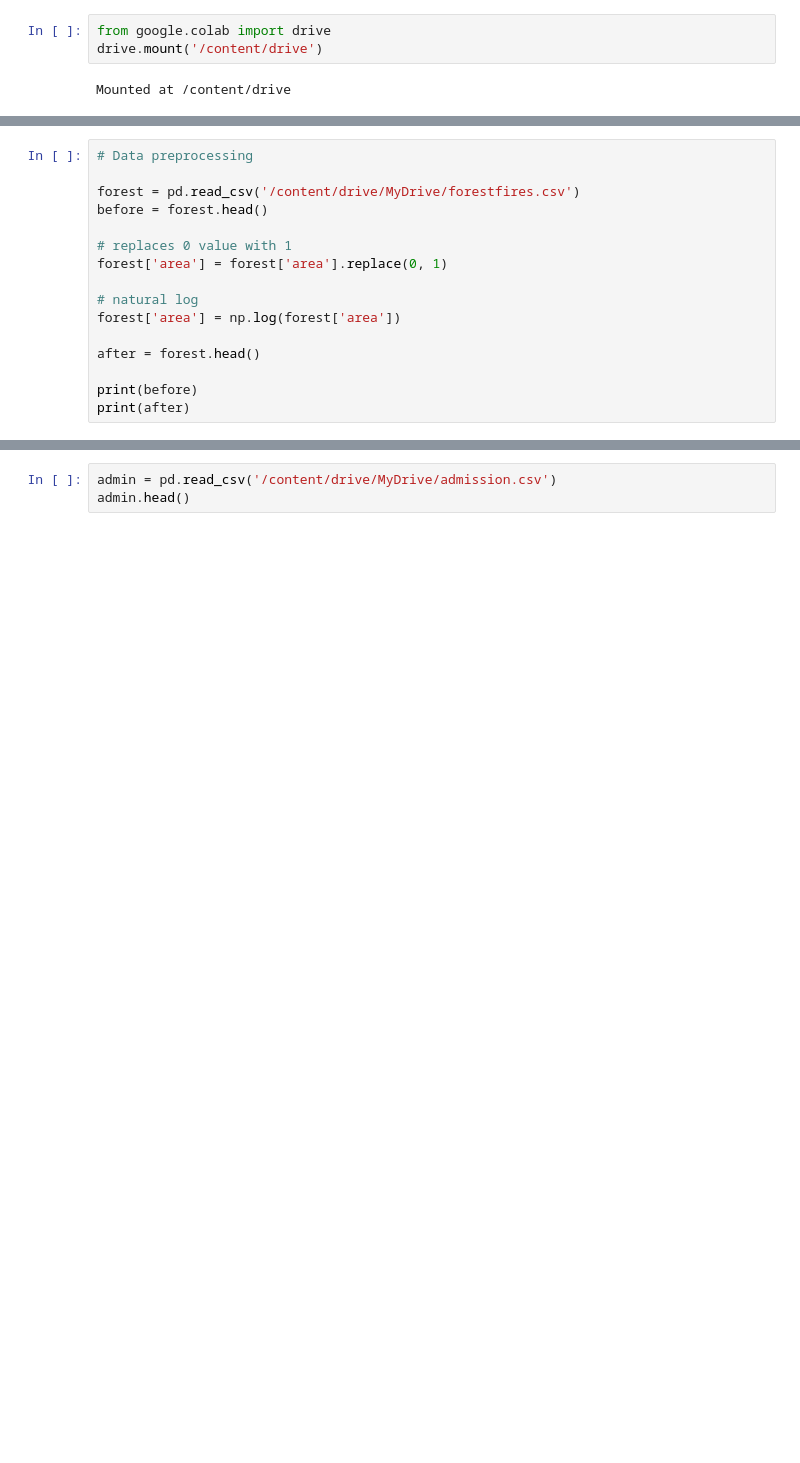
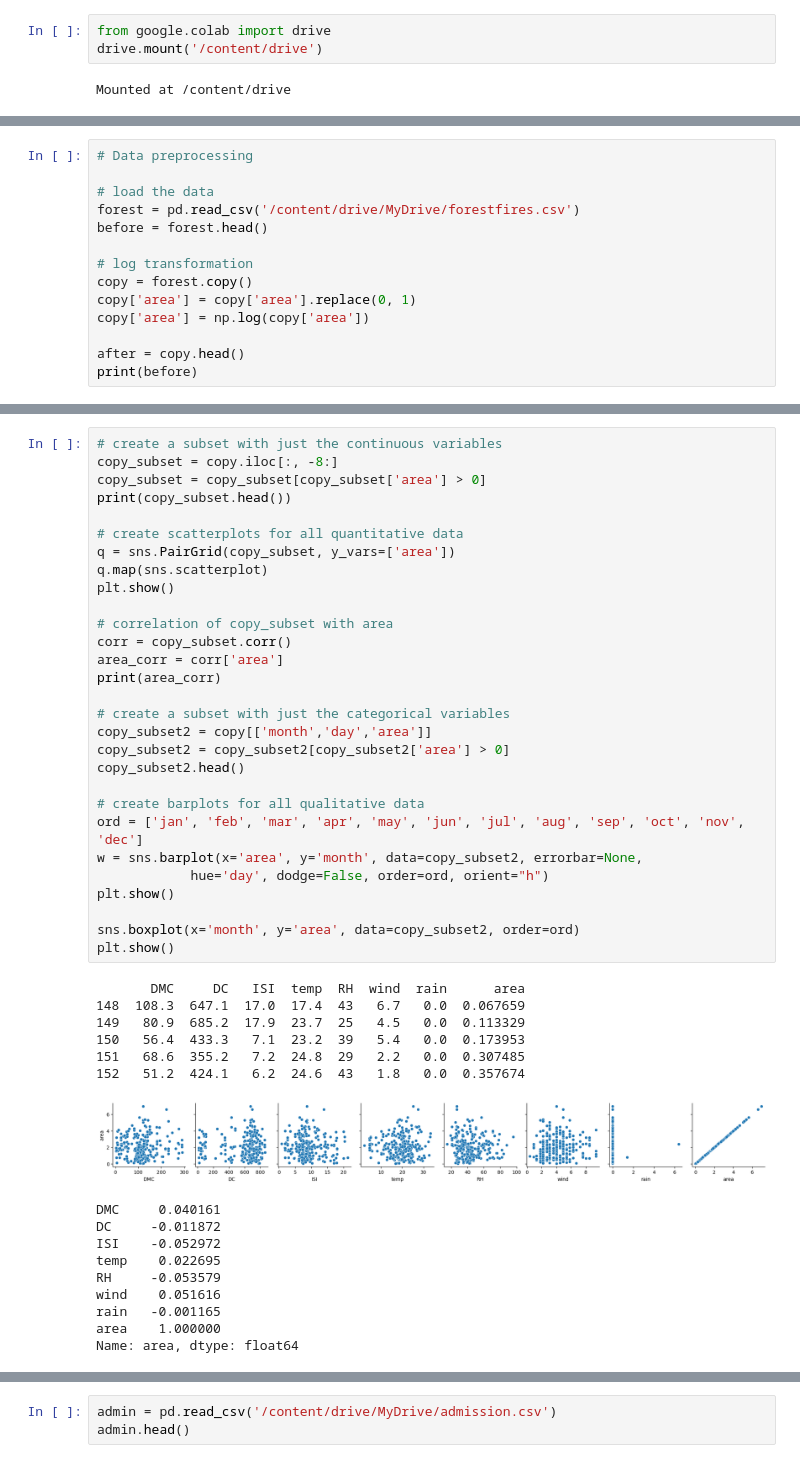
Before and after one commit to bridgetmanu/QDA_LDA_KNN, a Jupyter notebook: Mini_Project_2.ipynb, the cells around one changed output, grey strips where cells are left out. Saved outputs shown, nothing was run; the diff lists cells and outputs as text; blank space fills up the shorter version.

```diff
--- a/Mini_Project_2.ipynb
+++ b/Mini_Project_2.ipynb
@@ -20,16 +24,14 @@ from scipy.stats import multivariate_normal
 # %%
 # Data preprocessing
 
+# load the data
 forest = pd.read_csv('/content/drive/MyDrive/forestfires.csv')
 before = forest.head()
 
-# replaces 0 value with 1
-forest['area'] = forest['area'].replace(0, 1)
+# log transformation
+copy = forest.copy()
+copy['area'] = copy['area'].replace(0, 1)
+copy['area'] = np.log(copy['area'])
 
-# natural log
-forest['area'] = np.log(forest['area'])
-
-after = forest.head()
-
+after = copy.head()
 print(before)
-print(after)
@@ -35,0 +47,46 @@ print(after)
+# %%
+# create a subset with just the continuous variables
+copy_subset = copy.iloc[:, -8:]
+copy_subset = copy_subset[copy_subset['area'] > 0]
+print(copy_subset.head())
+
+# create scatterplots for all quantitative data
+q = sns.PairGrid(copy_subset, y_vars=['area'])
+q.map(sns.scatterplot)
+plt.show()
+
+# correlation of copy_subset with area
+corr = copy_subset.corr()
+area_corr = corr['area']
+print(area_corr)
+
+# create a subset with just the categorical variables
+copy_subset2 = copy[['month','day','area']]
+copy_subset2 = copy_subset2[copy_subset2['area'] > 0]
+copy_subset2.head()
+
+# create barplots for all qualitative data
+ord = ['jan', 'feb', 'mar', 'apr', 'may', 'jun', 'jul', 'aug', 'sep', 'oct', 'nov', 'dec']
+w = sns.barplot(x='area', y='month', data=copy_subset2, errorbar=None,
+            hue='day', dodge=False, order=ord, orient="h")
+plt.show()
+
+sns.boxplot(x='month', y='area', data=copy_subset2, order=ord)
+plt.show()
+# %% [output]
+       DMC     DC   ISI  temp  RH  wind  rain      area
+148  108.3  647.1  17.0  17.4  43   6.7   0.0  0.067659
+149   80.9  685.2  17.9  23.7  25   4.5   0.0  0.113329
+150   56.4  433.3   7.1  23.2  39   5.4   0.0  0.173953
+151   68.6  355.2   7.2  24.8  29   2.2   0.0  0.307485
+152   51.2  424.1   6.2  24.6  43   1.8   0.0  0.357674
+[figure, added]
+DMC     0.040161
+DC     -0.011872
+ISI    -0.052972
+temp    0.022695
+RH     -0.053579
+wind    0.051616
+rain   -0.001165
+area    1.000000
+Name: area, dtype: float64
```
Also changed, not shown: parts of 6 cells of this notebook.
